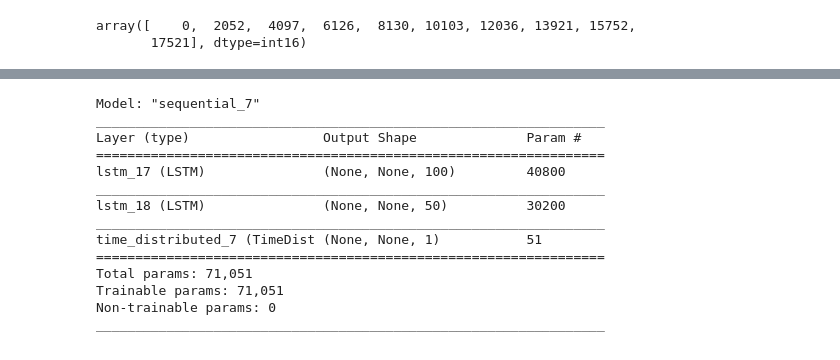
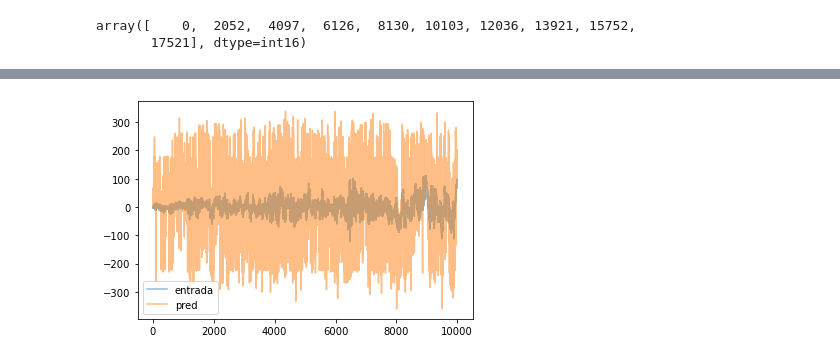
Before and after one commit to wesleygas/AudiorepML, a Jupyter notebook: SinewaveTest.ipynb, the cells around one changed output, grey strips where cells are left out. Saved outputs shown, nothing was run; the diff lists cells and outputs as text; code cells hidden in the pictures.

```diff
--- a/SinewaveTest.ipynb
+++ b/SinewaveTest.ipynb
@@ -102,17 +157,0 @@ Epoch 20/20
-# %%
-model.summary()
-# %% [output]
-Model: "sequential_7"
-_________________________________________________________________
-Layer (type)                 Output Shape              Param #
-=================================================================
-lstm_17 (LSTM)               (None, None, 100)         40800
-_________________________________________________________________
-lstm_18 (LSTM)               (None, None, 50)          30200
-_________________________________________________________________
-time_distributed_7 (TimeDist (None, None, 1)           51
-=================================================================
-Total params: 71,051
-Trainable params: 71,051
-Non-trainable params: 0
-_________________________________________________________________
@@ -121,2 +158,7 @@ audio_out = [0]*len(clean_audio)
-# %%
-predicted = model.predict(X_valid)
+# %%
+plt.plot(X_train.reshape(-1)[10000:20000].reshape(-1), label="entrada", alpha=.5)
+plt.plot(predicted.reshape(-1)[].reshape(-1), label="pred", alpha=.5)
+plt.legend()
+plt.show()
+# %% [output]
+[figure, added]
```
Also changed, not shown: parts of 32 cells of this notebook.
